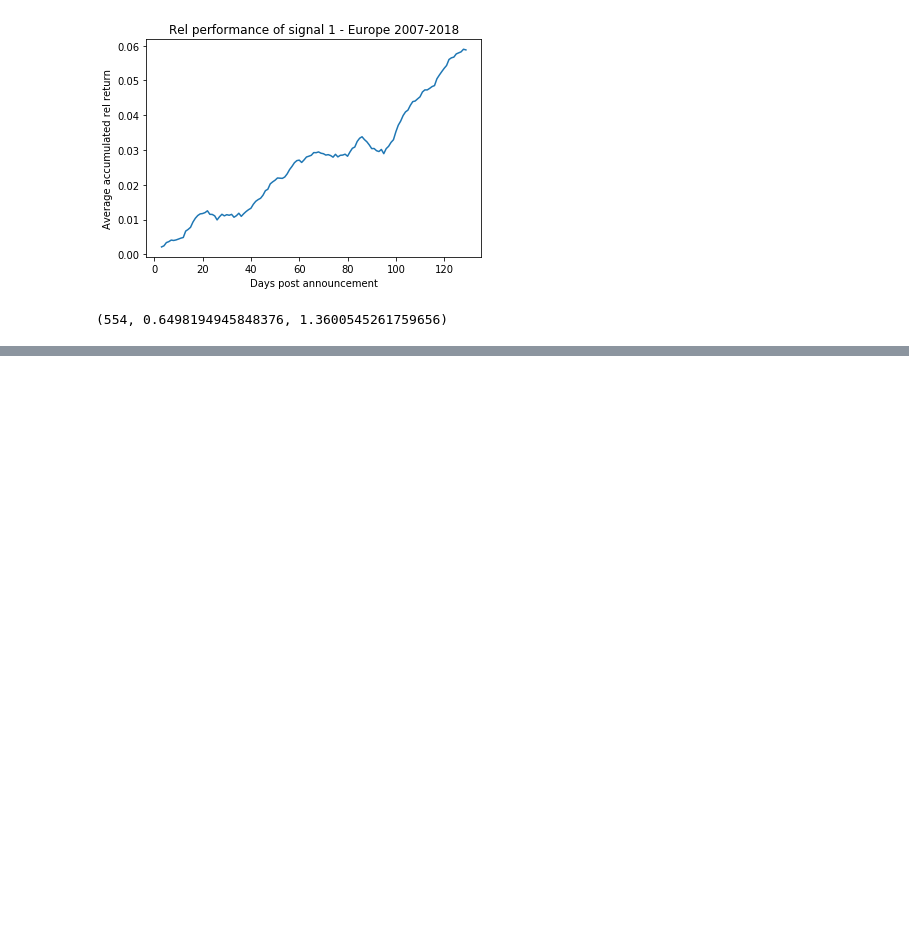
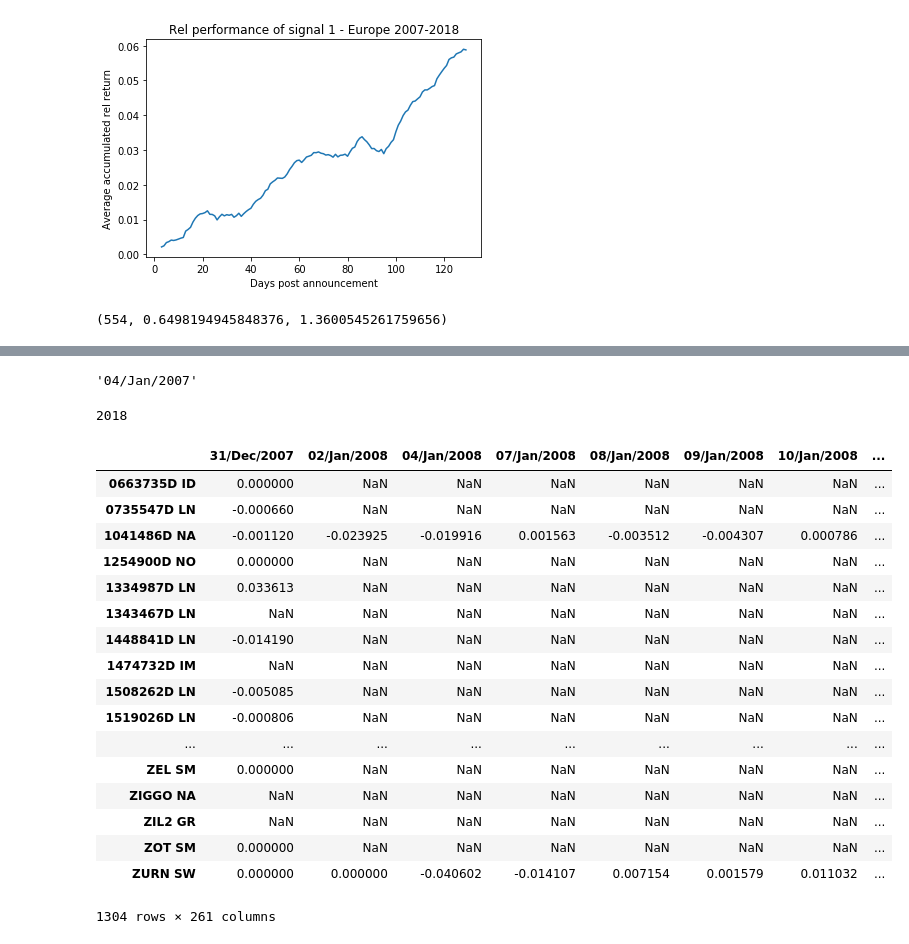
Before and after one commit to zliyclh/post_result, a Jupyter notebook: Signal 1.ipynb, the cells around one changed output, grey strips where cells are left out. Drawn from its saved outputs; the diff is of its cells as text; code cells hidden in the pictures; blank space fills up the shorter version.

```diff
--- a/Signal 1.ipynb
+++ b/Signal 1.ipynb
@@ -236,0 +305,38 @@ multiple_plot([30,60,120,260,320],(15,20),18,"Performance of signal 1 for Europe
+# %%
+year_list=abs_return.columns.tolist()
+# %%
+start_date=year_list[1]
+end_date=year_list[-1]
+start_year=datetime.strptime(start_date,"%d/%b/%Y").year
+end_year=datetime.strptime(end_date,"%d/%b/%Y").year
+# %%
+start_date
+# %% [output]
+'04/Jan/2007'
+# %%
+end_year
+# %% [output]
+2018
+# %%
+date_range=pd.date_range(start_date, end_date, freq='BY')
+# %%
+abs_return.loc[:,date_range[0].strftime("%d/%b/%Y"):date_range[1].strftime("%d/%b/%Y")]
+# %% [output]
+|  | 31/Dec/2007 | 02/Jan/2008 | 04/Jan/2008 | 07/Jan/2008 | 08/Jan/2008 | 09/Jan/2008 | 10/Jan/2008 | ... |
+| 0663735D ID | 0.000000 | NaN | NaN | NaN | NaN | NaN | NaN | ... |
+| 0735547D LN | -0.000660 | NaN | NaN | NaN | NaN | NaN | NaN | ... |
+| 1041486D NA | -0.001120 | -0.023925 | -0.019916 | 0.001563 | -0.003512 | -0.004307 | 0.000786 | ... |
+| 1254900D NO | 0.000000 | NaN | NaN | NaN | NaN | NaN | NaN | ... |
+| 1334987D LN | 0.033613 | NaN | NaN | NaN | NaN | NaN | NaN | ... |
+| 1343467D LN | NaN | NaN | NaN | NaN | NaN | NaN | NaN | ... |
+| 1448841D LN | -0.014190 | NaN | NaN | NaN | NaN | NaN | NaN | ... |
+| 1474732D IM | NaN | NaN | NaN | NaN | NaN | NaN | NaN | ... |
+| 1508262D LN | -0.005085 | NaN | NaN | NaN | NaN | NaN | NaN | ... |
+| 1519026D LN | -0.000806 | NaN | NaN | NaN | NaN | NaN | NaN | ... |
+| ... | ... | ... | ... | ... | ... | ... | ... | ... |
+| ZEL SM | 0.000000 | NaN | NaN | NaN | NaN | NaN | NaN | ... |
+| ZIGGO NA | NaN | NaN | NaN | NaN | NaN | NaN | NaN | ... |
+| ZIL2 GR | NaN | NaN | NaN | NaN | NaN | NaN | NaN | ... |
+| ZOT SM | 0.000000 | NaN | NaN | NaN | NaN | NaN | NaN | ... |
+| ZURN SW | 0.000000 | 0.000000 | -0.040602 | -0.014107 | 0.007154 | 0.001579 | 0.011032 | ... |
+1304 rows × 261 columns
```
Also changed, not shown: parts of 11 cells of this notebook.
